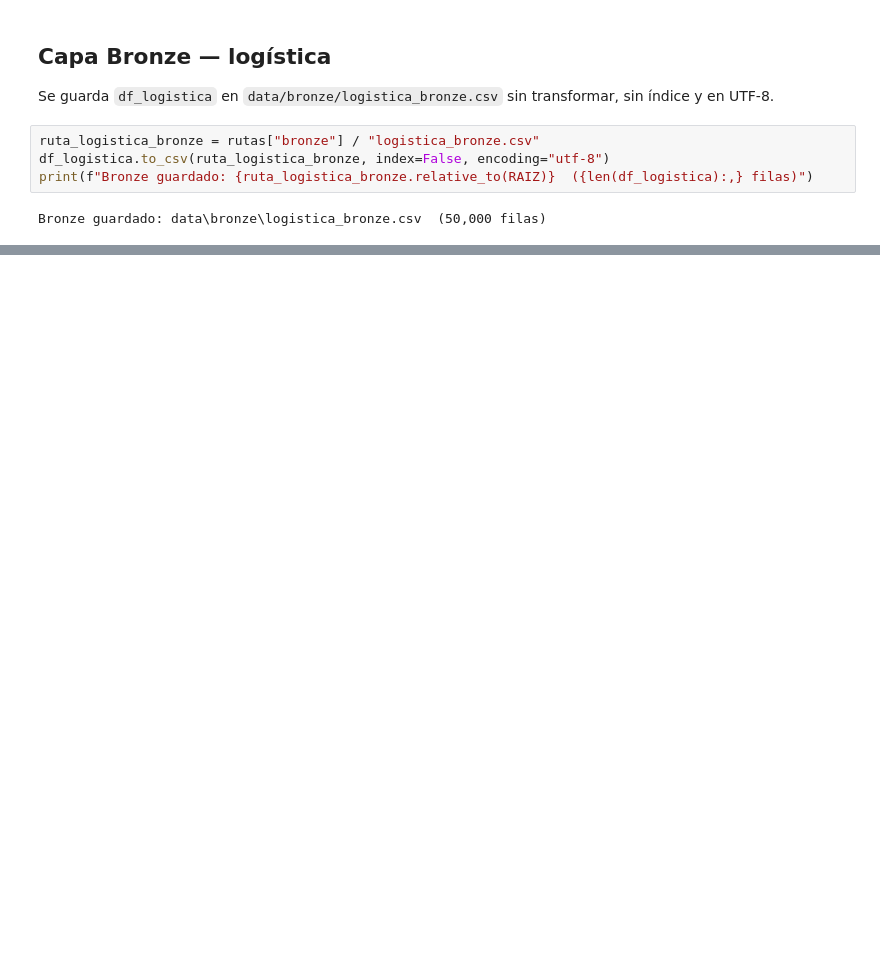
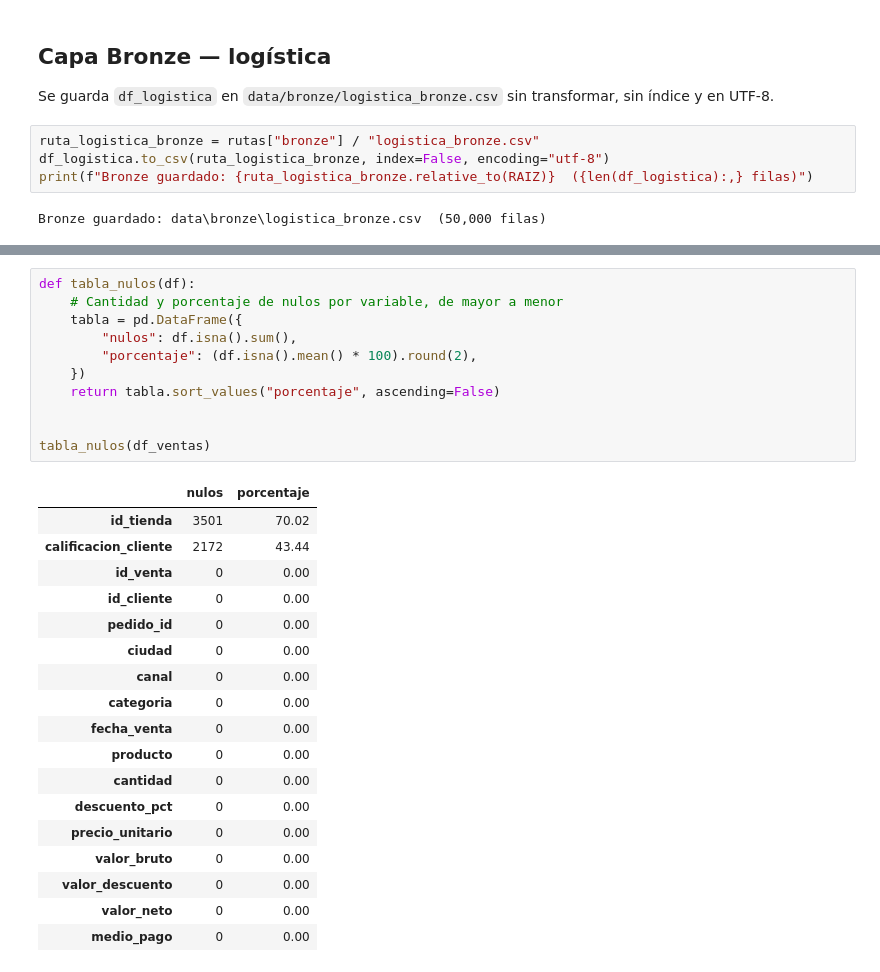
Before and after one commit to Lecho67/kaismart-etl, a Jupyter notebook: lab_etl_kaismart.ipynb, the cells around one changed output, grey strips where cells are left out. Saved outputs shown, nothing was run; the diff lists cells and outputs as text; blank space fills up the shorter version.

```diff
--- a/lab_etl_kaismart.ipynb
+++ b/lab_etl_kaismart.ipynb
@@ -273,0 +627,30 @@ Bronze guardado: data\bronze\logistica_bronze.csv  (50,000 filas)
+# %%
+def tabla_nulos(df):
+    # Cantidad y porcentaje de nulos por variable, de mayor a menor
+    tabla = pd.DataFrame({
+        "nulos": df.isna().sum(),
+        "porcentaje": (df.isna().mean() * 100).round(2),
+    })
+    return tabla.sort_values("porcentaje", ascending=False)
+
+
+tabla_nulos(df_ventas)
+# %% [output]
+|  | nulos | porcentaje |
+| id_tienda | 3501 | 70.02 |
+| calificacion_cliente | 2172 | 43.44 |
+| id_venta | 0 | 0.00 |
+| id_cliente | 0 | 0.00 |
+| pedido_id | 0 | 0.00 |
+| ciudad | 0 | 0.00 |
+| canal | 0 | 0.00 |
+| categoria | 0 | 0.00 |
+| fecha_venta | 0 | 0.00 |
+| producto | 0 | 0.00 |
+| cantidad | 0 | 0.00 |
+| descuento_pct | 0 | 0.00 |
+| precio_unitario | 0 | 0.00 |
+| valor_bruto | 0 | 0.00 |
+| valor_descuento | 0 | 0.00 |
+| valor_neto | 0 | 0.00 |
+| medio_pago | 0 | 0.00 |
```
Also changed, not shown: parts of 48 cells of this notebook, 1 other file.
